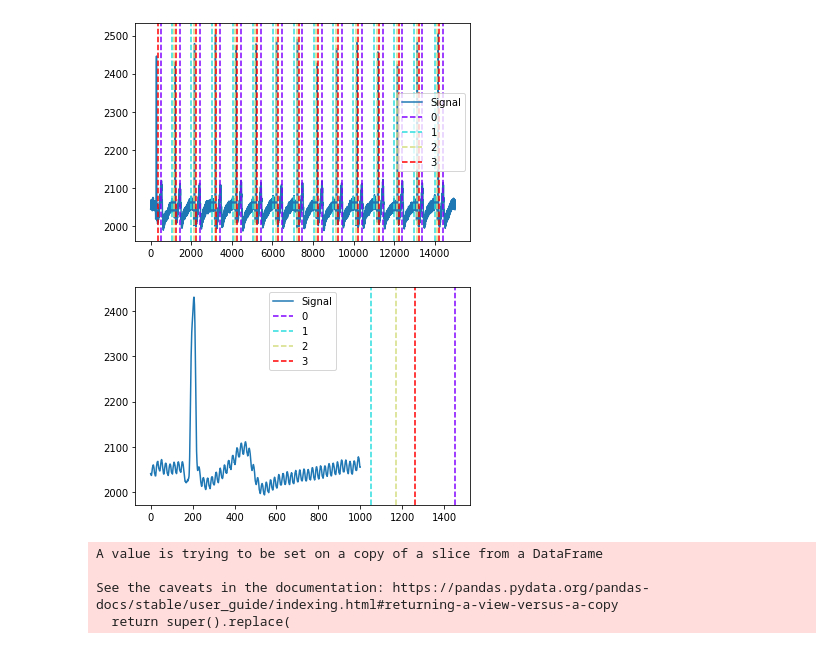
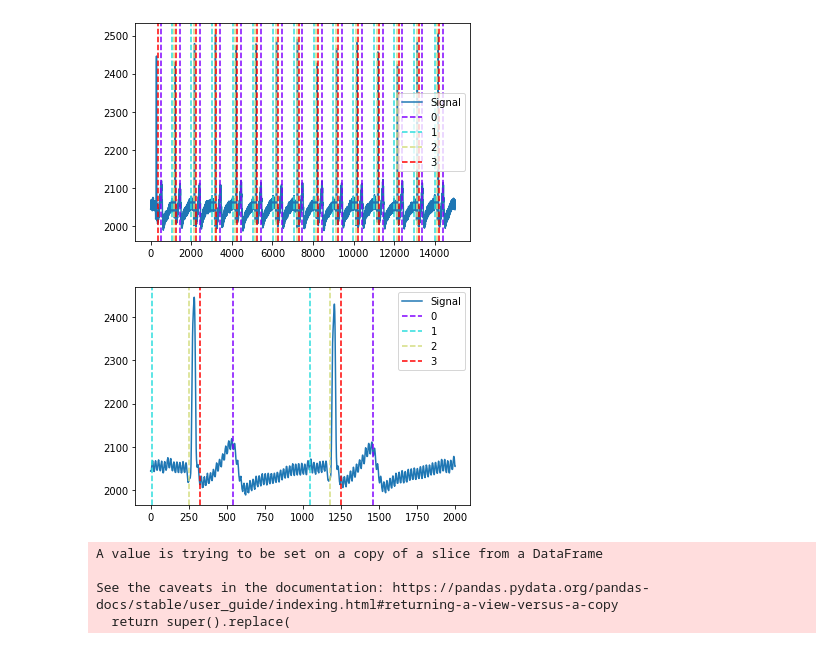
Before and after one commit to bostongfx/cs666student_2023, a Jupyter notebook: Copy_of_CS666_Assignment_1.ipynb, the cells around one changed output. Saved outputs shown, nothing was run; the diff lists cells and outputs as text; code cells hidden in the pictures.

```diff
--- a/Copy_of_CS666_Assignment_1.ipynb
+++ b/Copy_of_CS666_Assignment_1.ipynb
@@ -182,12 +210,12 @@ plot = nk.events_plot([waves_peak['ECG_T_Peaks'][:],
 # %% [output]
 [figure]
 # %%
-# _, waves_peak = nk.ecg_delineate(signal, rPeaks, sampling_rate=SAMPLING_RATE, method="peak")
+#plotting the same for first two seconds for clear view
 
-plot = nk.events_plot([waves_peak['ECG_T_Peaks'][1:2],
-                       waves_peak['ECG_P_Peaks'][1:2],
-                       waves_peak['ECG_Q_Peaks'][1:2],
-                       waves_peak['ECG_S_Peaks'][1:2]], signal[1000:2000])
+plot = nk.events_plot([waves_peak['ECG_T_Peaks'][0:2],
+                       waves_peak['ECG_P_Peaks'][0:2],
+                       waves_peak['ECG_Q_Peaks'][0:2],
+                       waves_peak['ECG_S_Peaks'][0:2]], signal[0:2000])
 # %% [output]
-[figure, old version]
+[figure, new version]
 # %%
```
Also changed, not shown: parts of 37 cells of this notebook.
